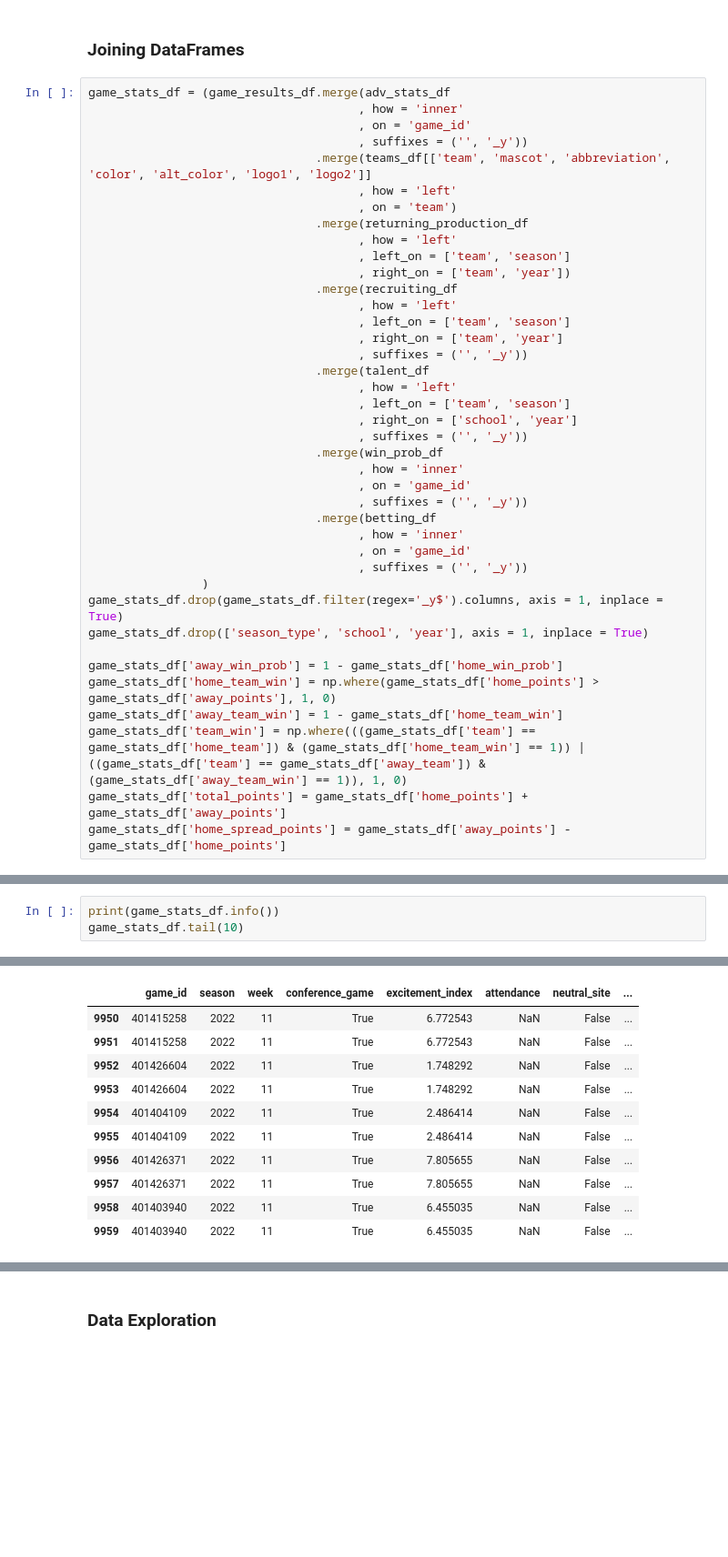
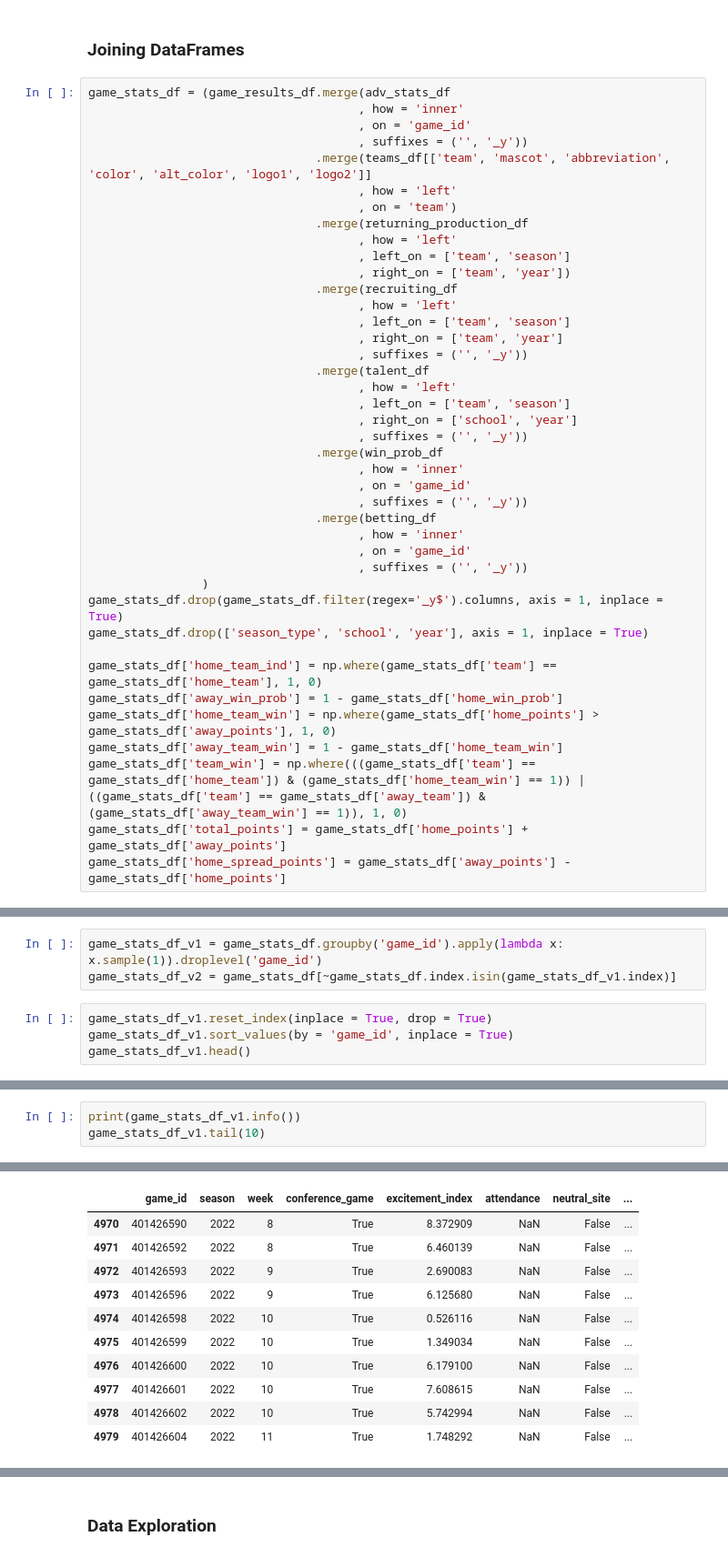
Before and after one commit to davidweck96/College-Football-Analysis, a Jupyter notebook: analysis.ipynb, the cells around one changed output, grey strips where cells are left out. Shown at 91% size. Drawn from its saved outputs; the diff is of its cells as text; blank space fills up the shorter version.

```diff
--- a/analysis.ipynb
+++ b/analysis.ipynb
@@ -272,6 +272,7 @@ game_stats_df = (game_results_df.merge(adv_stats_df
 game_stats_df.drop(game_stats_df.filter(regex='_y$').columns, axis = 1, inplace = True)
 game_stats_df.drop(['season_type', 'school', 'year'], axis = 1, inplace = True)
 
+game_stats_df['home_team_ind'] = np.where(game_stats_df['team'] == game_stats_df['home_team'], 1, 0)
 game_stats_df['away_win_prob'] = 1 - game_stats_df['home_win_prob']
 game_stats_df['home_team_win'] = np.where(game_stats_df['home_points'] > game_stats_df['away_points'], 1, 0)
 game_stats_df['away_team_win'] = 1 - game_stats_df['home_team_win']
@@ -280,0 +284,7 @@ game_stats_df['home_spread_points'] = game_stats_df['away_points'] - game_stats_
+# %%
+game_stats_df_v1 = game_stats_df.groupby('game_id').apply(lambda x: x.sample(1)).droplevel('game_id')
+game_stats_df_v2 = game_stats_df[~game_stats_df.index.isin(game_stats_df_v1.index)]
+# %%
+game_stats_df_v1.reset_index(inplace = True, drop = True)
+game_stats_df_v1.sort_values(by = 'game_id', inplace = True)
+game_stats_df_v1.head()
@@ -281,5 +299,5 @@ game_stats_df['home_spread_points'] = game_stats_df['away_points'] - game_stats_
 # %%
-print(game_stats_df.info())
-game_stats_df.tail(10)
+print(game_stats_df_v1.info())
+game_stats_df_v1.tail(10)
 # %% [output]
 <class 'pandas.core.frame.DataFrame'>
@@ -301,12 +319,12 @@ memory usage: 7.0+ MB
 None
 |  | game_id | season | week | conference_game | excitement_index | attendance | neutral_site | ... |
-| 9950 | 401415258 | 2022 | 11 | True | 6.772543 | NaN | False | ... |
-| 9951 | 401415258 | 2022 | 11 | True | 6.772543 | NaN | False | ... |
-| 9952 | 401426604 | 2022 | 11 | True | 1.748292 | NaN | False | ... |
-| 9953 | 401426604 | 2022 | 11 | True | 1.748292 | NaN | False | ... |
-| 9954 | 401404109 | 2022 | 11 | True | 2.486414 | NaN | False | ... |
-| 9955 | 401404109 | 2022 | 11 | True | 2.486414 | NaN | False | ... |
-| 9956 | 401426371 | 2022 | 11 | True | 7.805655 | NaN | False | ... |
-| 9957 | 401426371 | 2022 | 11 | True | 7.805655 | NaN | False | ... |
-| 9958 | 401403940 | 2022 | 11 | True | 6.455035 | NaN | False | ... |
-| 9959 | 401403940 | 2022 | 11 | True | 6.455035 | NaN | False | ... |
+| 4970 | 401426590 | 2022 | 8 | True | 8.372909 | NaN | False | ... |
+| 4971 | 401426592 | 2022 | 8 | True | 6.460139 | NaN | False | ... |
+| 4972 | 401426593 | 2022 | 9 | True | 2.690083 | NaN | False | ... |
+| 4973 | 401426596 | 2022 | 9 | True | 6.125680 | NaN | False | ... |
+| 4974 | 401426598 | 2022 | 10 | True | 0.526116 | NaN | False | ... |
+| 4975 | 401426599 | 2022 | 10 | True | 1.349034 | NaN | False | ... |
+| 4976 | 401426600 | 2022 | 10 | True | 6.179100 | NaN | False | ... |
+| 4977 | 401426601 | 2022 | 10 | True | 7.608615 | NaN | False | ... |
+| 4978 | 401426602 | 2022 | 10 | True | 5.742994 | NaN | False | ... |
+| 4979 | 401426604 | 2022 | 11 | True | 1.748292 | NaN | False | ... |
```
Also changed, not shown: parts of 7 cells of this notebook.
